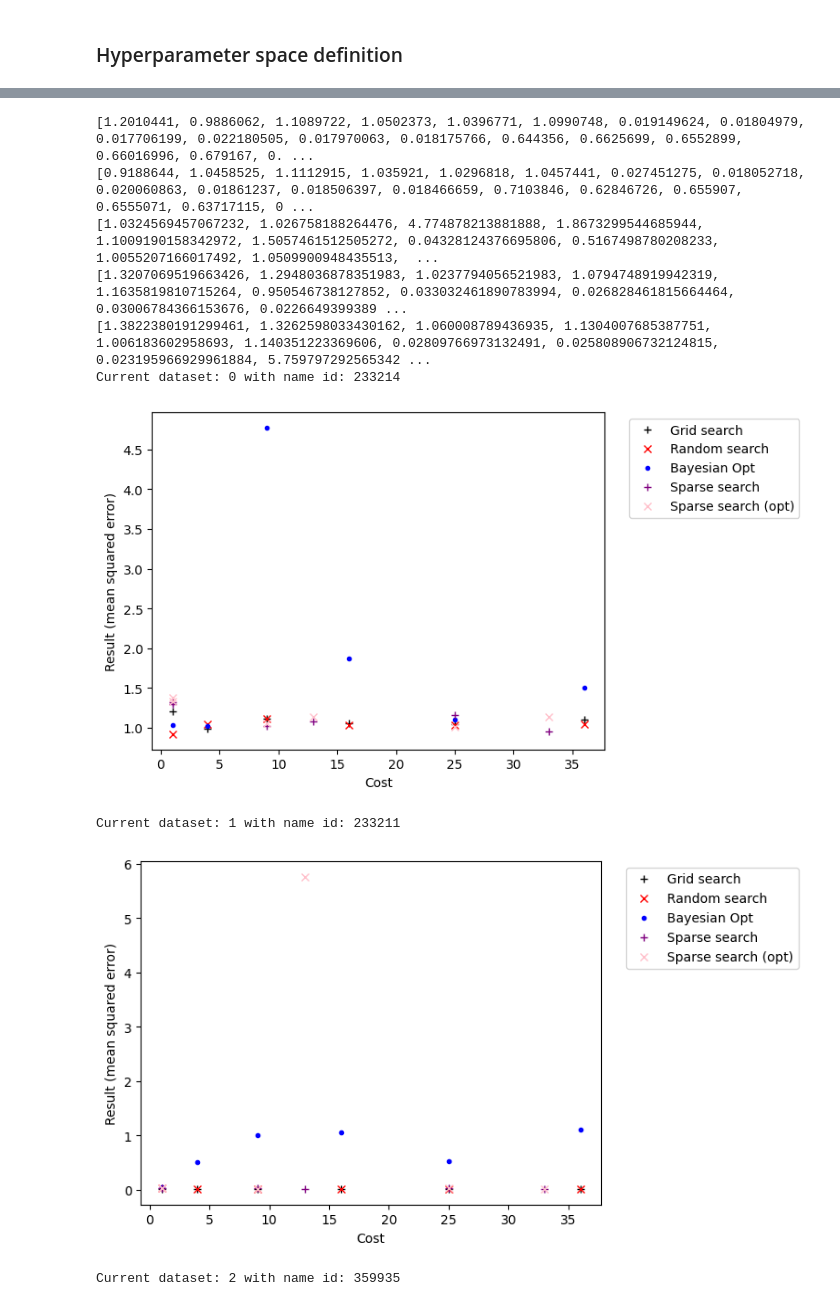
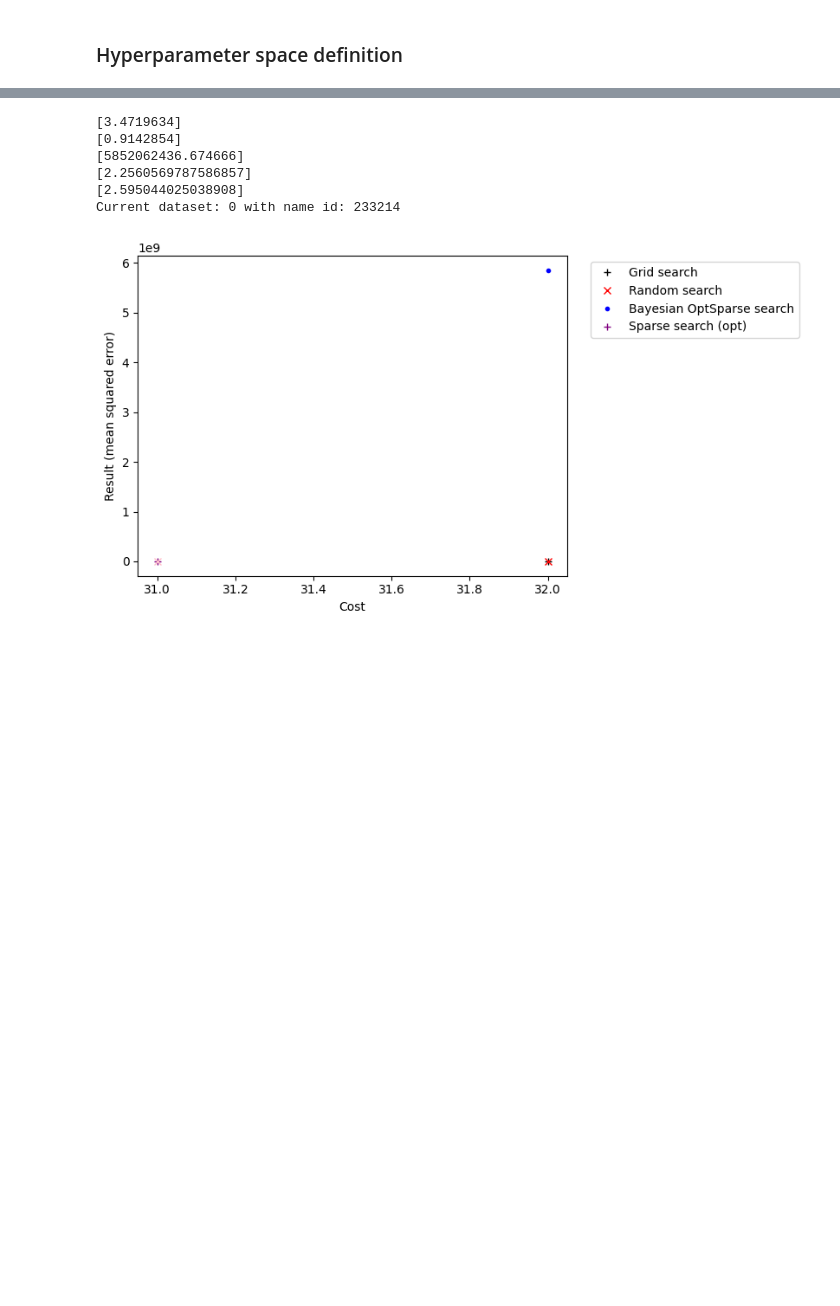
Before and after one commit to Muxlll/Masterarbeit, a Jupyter notebook: Code/Baseline.ipynb, the cells around one changed output, grey strips where cells are left out. Saved outputs shown, nothing was run; the diff lists cells and outputs as text; code cells hidden in the pictures; blank space fills up the shorter version.

```diff
--- a/Code/Baseline.ipynb
+++ b/Code/Baseline.ipynb
@@ -59,11 +48,11 @@ To enable the following instructions: AVX2 FMA, in other operations, rebuild Ten
 # %% [markdown]
 ### Hyperparameter space definition
 # %%
-ITER = 6
+ITER = 8
 
 hyperparameterspace = {
-    'epochs': ["interval-int", 1, 30],
-    #'batch_size': ["interval-int", 10, 200],
+    'epochs': ["interval-int", 1, 20],
+    'batch_size': ["interval-int", 10, 200],
     'optimizer__learning_rate': ["interval-log", 0.0000001, 0.1],
     #'model__neurons_per_layer': ["interval-int", 1, 100],
     #'model__number_of_layers': ["interval-int", 1, 10],
@@ -76,12 +65,14 @@ for key in hyperparameterspace.keys():
         liste.append(hyperparameterspace[key][i])
     hyperparameterspace_special[key] = liste
 # %%
-ids = [233214, 233211, 359935, 359952, 359940]#, 359931, 317614, 359949, 359934]#, 359946, 359938, 359932, 359943]
+ids = [233214, 233211]#, 359935, 359952, 359940, 359931, 317614, 359949, 359934, 359946, 359938, 359932, 359943]
 
 def relu_advanced(x):
     return K.relu(x)
 
 ACTIVATION_FUNCTION = relu_advanced
+
+INITIALIZER = tf.keras.initializers.RandomNormal(mean=0.0, stddev=0.3, seed=42)
 
 valid_datasets = 0
 for i in range(len(ids)):
@@ -96,9 +87,9 @@ for i in range(len(ids)):
     def create_model(neurons_per_layer=40, number_of_layers=1):
         # create model
         model = Sequential()
-        model.add(Dense(neurons_per_layer, input_shape=(len(dataset.get_X()[0]),), activation=ACTIVATION_FUNCTION))
+        model.add(Dense(neurons_per_layer, input_shape=(len(dataset.get_X()[0]),), activation=ACTIVATION_FUNCTION, kernel_initializer=INITIALIZER, bias_initializer=INITIALIZER))
         for _ in range(number_of_layers):
-            model.add(Dense(neurons_per_layer, activation=ACTIVATION_FUNCTION))
+            model.add(Dense(neurons_per_layer, activation=ACTIVATION_FUNCTION, kernel_initializer=INITIALIZER, bias_initializer=INITIALIZER))
         model.add(Dense(1, activation=None))
 
         optimizer = keras.optimizers.Adam(learning_rate=0.001)
@@ -111,9 +102,9 @@ for i in range(len(ids)):
         def create_model():
             # create model
             model = Sequential()
-            model.add(Dense(neurons_per_layer, input_shape=(len(dataset.get_X()[0]),), activation=ACTIVATION_FUNCTION))
+            model.add(Dense(neurons_per_layer, input_shape=(len(dataset.get_X()[0]),), activation=ACTIVATION_FUNCTION, kernel_initializer=INITIALIZER, bias_initializer=INITIALIZER))
             for _ in range(number_of_layers):
-                model.add(Dense(neurons_per_layer, activation=ACTIVATION_FUNCTION))
+                model.add(Dense(neurons_per_layer, activation=ACTIVATION_FUNCTION, kernel_initializer=INITIALIZER, bias_initializer=INITIALIZER))
             model.add(Dense(1, activation=None))
             # Compile model
 
@@ -147,7 +138,7 @@ for i in range(len(ids)):
             X_val = X[test_index]
             Y_val = Y[test_index]
 
-            model.fit(X_train, Y_train, epochs=epochs)
+            model.fit(X_train, Y_train, epochs=epochs, batch_size=batch_size)
 
             Y_predicted = model.predict(X_val)
             error = sklearn.metrics.mean_squared_error(Y_predicted, Y_val)
@@ -155,6 +146,7 @@ for i in range(len(ids)):
 
         result = sum(values)/len(values)
         K.clear_session()
+        del model
         return result
 
 
@@ -164,13 +156,13 @@ for i in range(len(ids)):
 
         epochs = int(params[0])
 
-        batch_size = 1#int(params[1])
+        batch_size = int(params[1])
 
-        model_learning_rate = params[1]
+        model_learning_rate = params[2]
 
         neurons_per_layer = 40 # int(params[3])
 
-        number_of_layers = 1 #int(params[4])
+        number_of_layers = 1 # int(params[4])
 
         return evaluate_model(loss, epochs, batch_size, model_learning_rate, neurons_per_layer, number_of_layers)
 
@@ -188,9 +180,9 @@ for i in range(len(ids)):
 
             epochs = int(HPO.from_standard(hyperparameterspace_special["epochs"][0], hyperparameterspace_special["epochs"][1], x[0]))
 
-            batch_size = 3#int(HPO.from_standard(hyperparameterspace_special["batch_size"][0], hyperparameterspace_special["batch_size"][1], x[1]))
+            batch_size = int(HPO.from_standard(hyperparameterspace_special["batch_size"][0], hyperparameterspace_special["batch_size"][1], x[1]))
 
-            model_learning_rate = HPO.from_standard_log(hyperparameterspace_special["optimizer__learning_rate"][0], hyperparameterspace_special["optimizer__learning_rate"][1], x[1])
+            model_learning_rate = HPO.from_standard_log(hyperparameterspace_special["optimizer__learning_rate"][0], hyperparameterspace_special["optimizer__learning_rate"][1], x[2])
 
             neurons_per_layer = 40 # int(HPO.from_standard(hyperparameterspace_special["model__neurons_per_layer"][0], hyperparameterspace_special["model__neurons_per_layer"][1], x[3]))
 
@@ -202,7 +194,7 @@ for i in range(len(ids)):
     ##### For each dataset: run models with different budget #####
 
     for j in range(ITER):
-        BUDGET = (j+1)**2
+        BUDGET = (j+1) * 10
         print("\n################################################## Current Budget:", BUDGET, "##################################################")
 
         ############################## GRID SEARCH #######################
@@ -224,6 +216,7 @@ for i in range(len(ids)):
         GRID_COST.append(cost)
 
         K.clear_session()
+        del model
 
         ########################### RANDOM SEARCH #######################
         print("Performing random search")
@@ -244,6 +237,7 @@ for i in range(len(ids)):
         RANDOM_COST.append(cost)
 
         K.clear_session()
+        del model
 
         ########################### BAYESIAN OPT #####################
         print("Performing bayesian optimization")
@@ -390,32 +327,29 @@ Performing bayesian optimization
 # %%
 print(GRID_RESULT)
 print(RANDOM_RESULT)
 print(BAYESIAN_RESULT)
 print(SPARSE_RESULT)
 print(SPARSE_RESULT_OPTIMIZED)
 count = 0
 for i in range(len(ids)):
     print("Current dataset:", i, "with name id:", ids[i])
     for j in range(ITER):
         plt.plot(GRID_COST[count], GRID_RESULT[count], '+', color='black')
         plt.plot(RANDOM_COST[count], RANDOM_RESULT[count], 'x', color='red')
         plt.plot(BAYESIAN_COST[count], BAYESIAN_RESULT[count], '.', color='blue')
         plt.plot(SPARSE_COST[count], SPARSE_RESULT[count], '+', color='purple')
         plt.plot(SPARSE_COST_OPTIMIZED[count], SPARSE_RESULT_OPTIMIZED[count], 'x', color='pink')
         plt.xlabel("Cost")
         plt.ylabel("Result (mean squared error)")
         #plt.yscale("log")
-        plt.legend(["Grid search", "Random search", "Bayesian Opt", "Sparse search", "Sparse search (opt)"], bbox_to_anchor=(1.04, 1), loc="upper left")
+        plt.legend(["Grid search", "Random search", "Bayesian Opt" "Sparse search", "Sparse search (opt)"], bbox_to_anchor=(1.04, 1), loc="upper left")
         count += 1
     plt.show()
 # %% [output]
-[1.2010441, 0.9886062, 1.1089722, 1.0502373, 1.0396771, 1.0990748, 0.019149624, 0.01804979, 0.017706199, 0.022180505, 0.017970063, 0.018175766, 0.644356, 0.6625699, 0.6552899, 0.66016996, 0.679167, 0. ...
-[0.9188644, 1.0458525, 1.1112915, 1.035921, 1.0296818, 1.0457441, 0.027451275, 0.018052718, 0.020060863, 0.01861237, 0.018506397, 0.018466659, 0.7103846, 0.62846726, 0.655907, 0.6555071, 0.63717115, 0 ...
-[1.0324569457067232, 1.026758188264476, 4.774878213881888, 1.8673299544685944, 1.1009190158342972, 1.5057461512505272, 0.04328124376695806, 0.5167498780208233, 1.0055207166017492, 1.0509900948435513,  ...
-[1.3207069519663426, 1.2948036878351983, 1.0237794056521983, 1.0794748919942319, 1.1635819810715264, 0.950546738127852, 0.033032461890783994, 0.026828461815664464, 0.03006784366153676, 0.0226649399389 ...
-[1.3822380191299461, 1.3262598033430162, 1.060008789436935, 1.1304007685387751, 1.006183602958693, 1.140351223369606, 0.02809766973132491, 0.025808906732124815, 0.023195966929961884, 5.759797292565342 ...
+[3.4719634]
+[0.9142854]
+[5852062436.674666]
+[2.2560569787586857]
+[2.595044025038908]
 Current dataset: 0 with name id: 233214
-[figure, old version]
+[figure, new version]
-Current dataset: 1 with name id: 233211
-[figure, removed]
-Current dataset: 2 with name id: 359935
```
Also changed, not shown: parts of 3 cells of this notebook, 12 other files.
